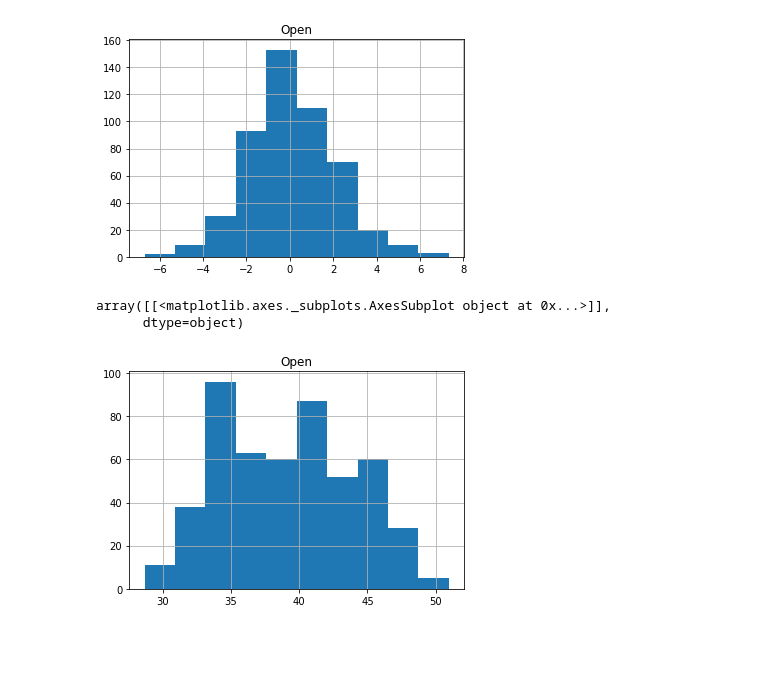
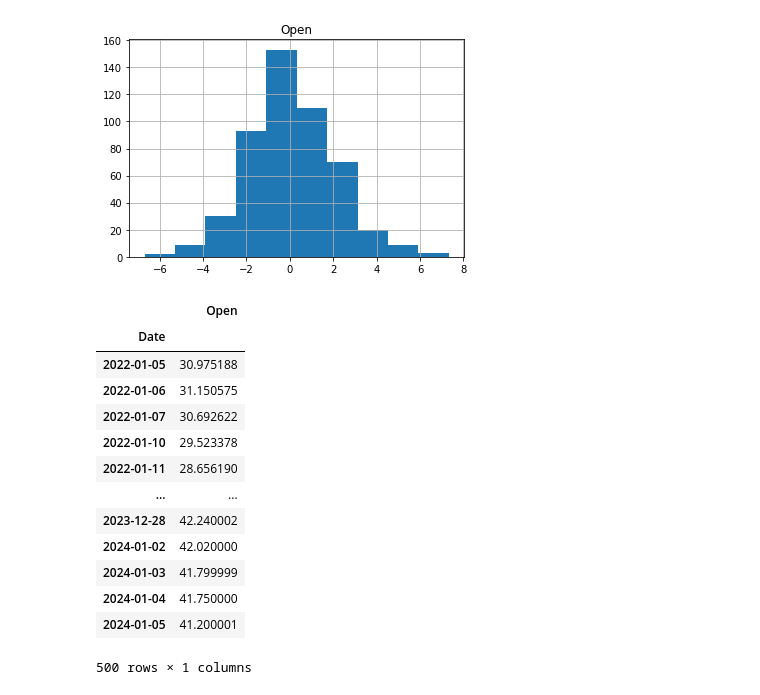
Before and after one commit to IsraelFPM/Risk-Analysis, a Jupyter notebook: ValueAtRisk.ipynb, the cells around one changed output. Saved outputs shown, nothing was run; the diff lists cells and outputs as text; code cells hidden in the pictures; blank space fills up the shorter version.

```diff
--- a/ValueAtRisk.ipynb
+++ b/ValueAtRisk.ipynb
@@ -21,9 +60,20 @@ daily_return.hist()
 array([[<matplotlib.axes._subplots.AxesSubplot object at 0x...>]],
       dtype=object)
 [figure]
-# %%
-data_series[['Open']].hist(bins = 'sturges')
-# %% [output]
-array([[<matplotlib.axes._subplots.AxesSubplot object at 0x...>]],
-      dtype=object)
-[figure, removed]
+# %%
+Price
+# %% [output]
+|  | Open |
+| Date |  |
+| 2022-01-05 | 30.975188 |
+| 2022-01-06 | 31.150575 |
+| 2022-01-07 | 30.692622 |
+| 2022-01-10 | 29.523378 |
+| 2022-01-11 | 28.656190 |
+| ... | ... |
+| 2023-12-28 | 42.240002 |
+| 2024-01-02 | 42.020000 |
+| 2024-01-03 | 41.799999 |
+| 2024-01-04 | 41.750000 |
+| 2024-01-05 | 41.200001 |
+500 rows × 1 columns
```
Also changed, not shown: parts of 8 cells of this notebook.
